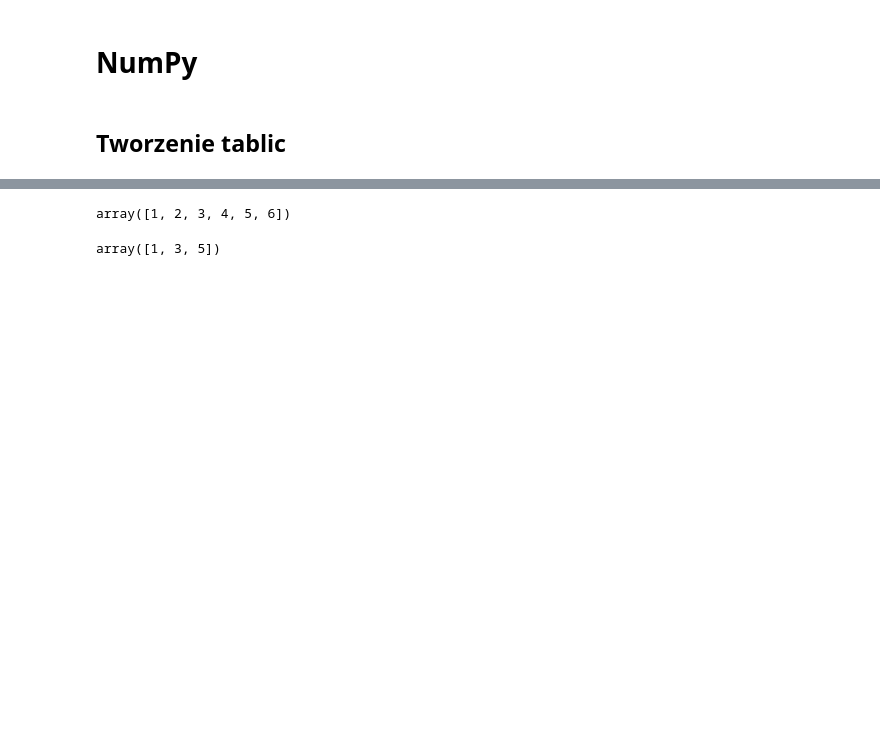
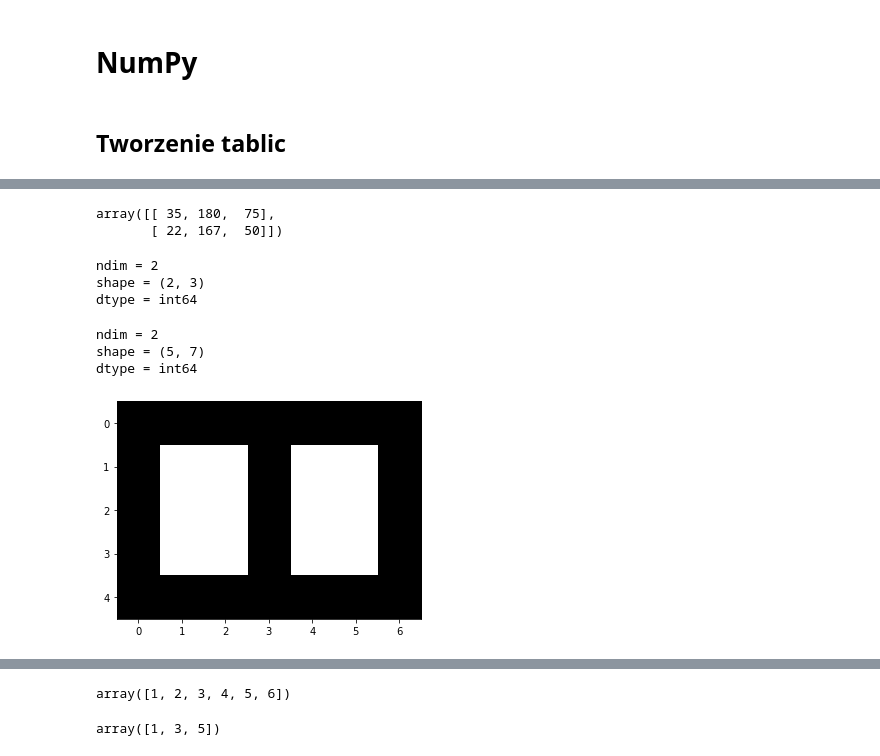
Before and after one commit to trypuz/ai_dla_kazdego, a Jupyter notebook: python_dla_kazdego/python_dla_humanistow.ipynb, the cells around one changed output, grey strips where cells are left out. Cells and saved outputs as stored; diff of their text form; code cells hidden in the pictures; blank space fills up the shorter version.

```diff
--- a/python_dla_kazdego/python_dla_humanistow.ipynb
+++ b/python_dla_kazdego/python_dla_humanistow.ipynb
@@ -1683,0 +1683,37 @@ array([[1, 2, 3],
+# %%
+number_list_2d = [[35, 180, 75],[22,167,50]]
+arr_2d = np.array(number_list_2d)
+arr_2d
+# %% [output]
+array([[ 35, 180,  75],
+       [ 22, 167,  50]])
+# %%
+print(f'ndim = {arr_2d.ndim}')
+print(f'shape = {arr_2d.shape}')
+print(f'dtype = {arr_2d.dtype}')
+# %% [output]
+ndim = 2
+shape = (2, 3)
+dtype = int64
+# %%
+window = [[  0,   0,   0,   0,   0,   0,   0],
+          [  0, 255, 255,   0, 255, 255,   0],
+          [  0, 255, 255,   0, 255, 255,   0],
+          [  0, 255, 255,   0, 255, 255,   0],
+          [  0,   0,   0,   0,   0,   0,   0]]
+# %%
+window_a = np.array(window)
+# %%
+print(f'ndim = {window_a.ndim}')
+print(f'shape = {window_a.shape}')
+print(f'dtype = {window_a.dtype}')
+# %% [output]
+ndim = 2
+shape = (5, 7)
+dtype = int64
+# %%
+from matplotlib import pyplot as plt
+plt.imshow(window_a, cmap='gray', vmin=0, vmax=255)
+plt.show()
+# %% [output]
+[figure, added]
```
Also changed, not shown: parts of 33 cells of this notebook.
